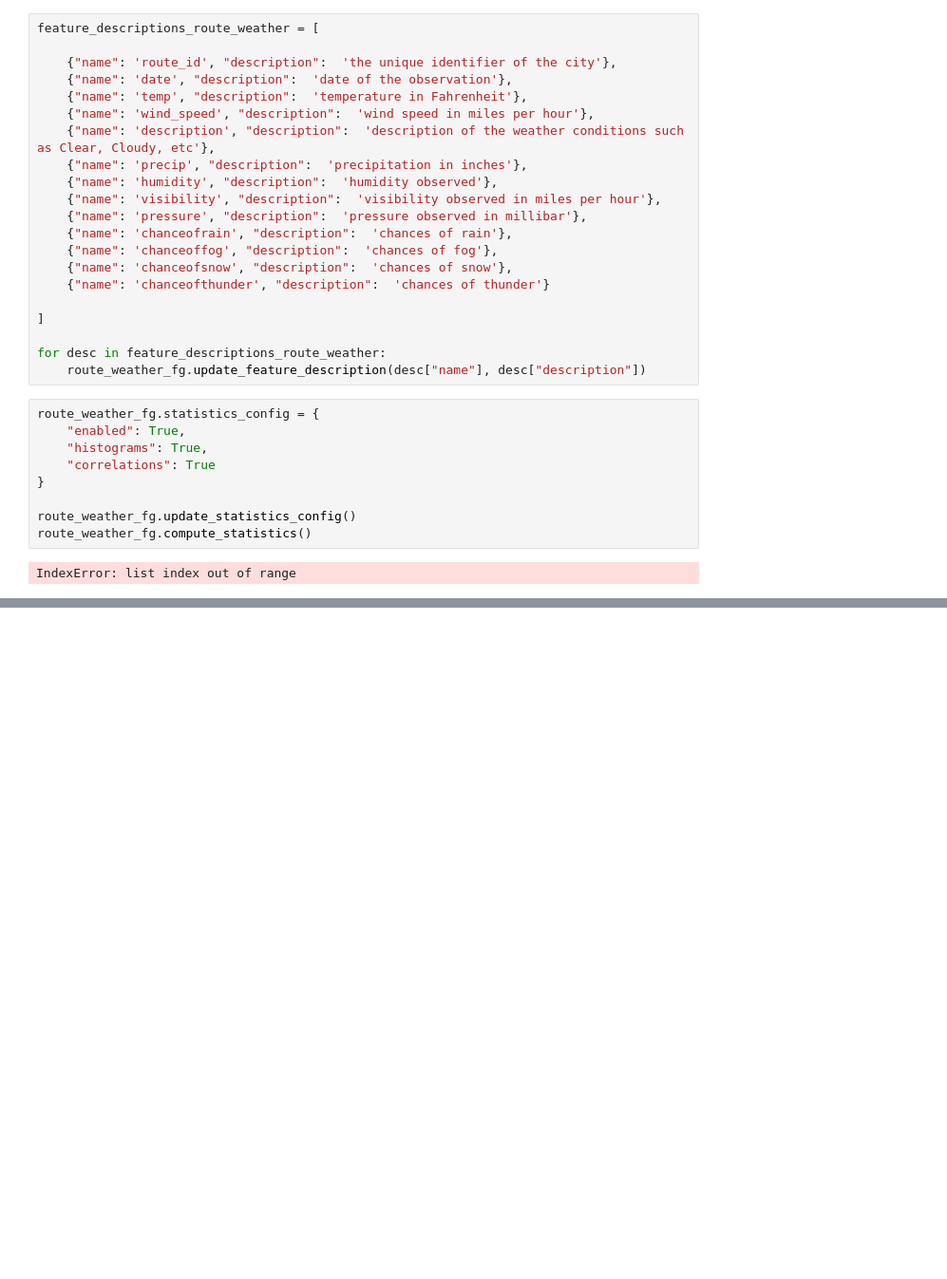
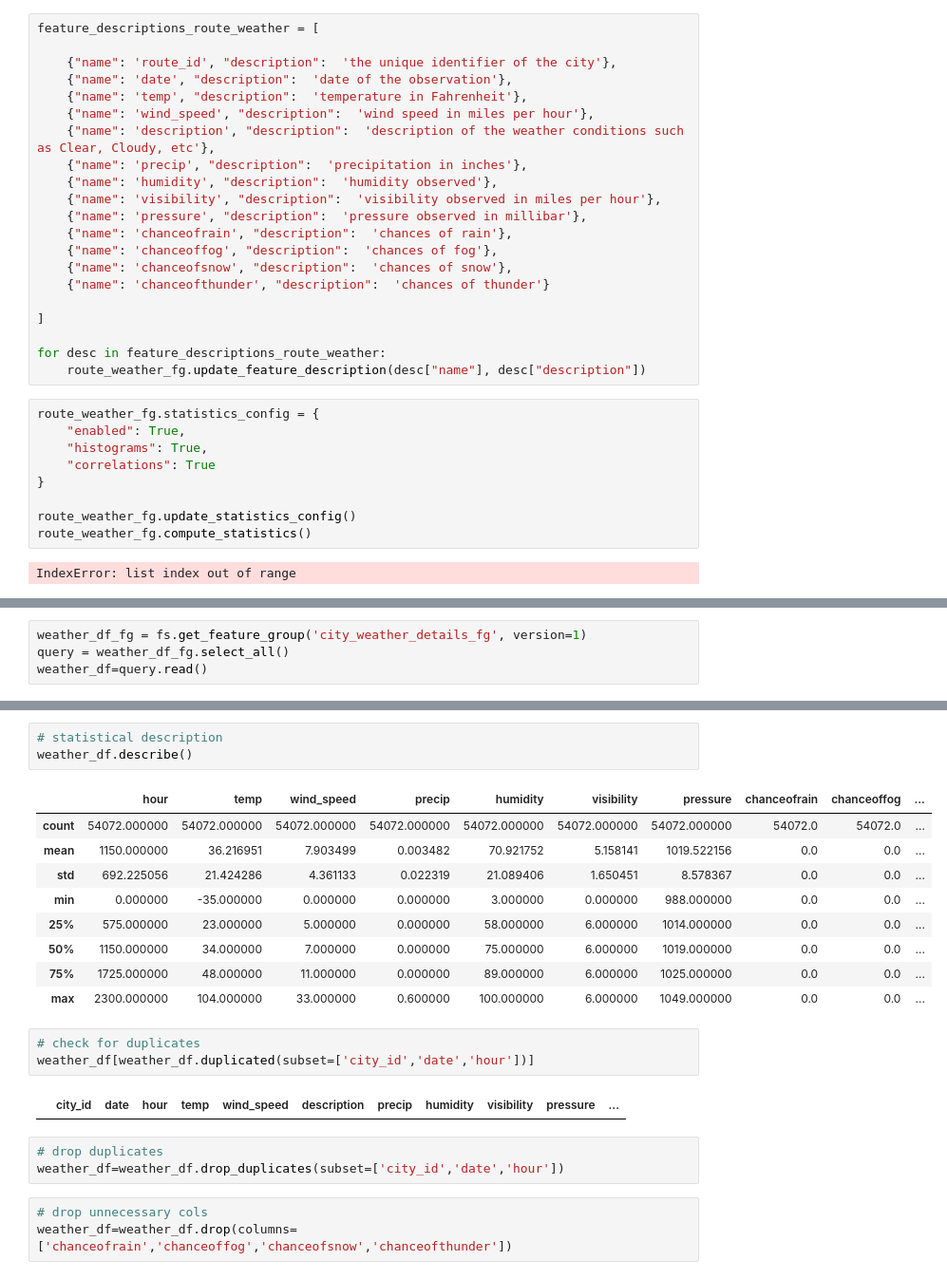
Before and after one commit to harshp777/Predictive-Truck-Delay-Management-in-Logistics, a Jupyter notebook: Data-preprocessing.ipynb, the cells around one changed output, grey strips where cells are left out. Shown: that part at 95% size. Drawn from its saved outputs; the diff is of its cells as text; blank space fills up the shorter version.

```diff
--- a/Data-preprocessing.ipynb
+++ b/Data-preprocessing.ipynb
@@ -1237,0 +1277,4 @@ IndexError: list index out of range
+# %%
+weather_df_fg = fs.get_feature_group('city_weather_details_fg', version=1)
+query = weather_df_fg.select_all()
+weather_df=query.read()
@@ -1237,0 +1404,24 @@ IndexError: list index out of range
+# %%
+# statistical description
+weather_df.describe()
+# %% [output]
+|  | hour | temp | wind_speed | precip | humidity | visibility | pressure | chanceofrain | chanceoffog | ... |
+| count | 54072.000000 | 54072.000000 | 54072.000000 | 54072.000000 | 54072.000000 | 54072.000000 | 54072.000000 | 54072.0 | 54072.0 | ... |
+| mean | 1150.000000 | 36.216951 | 7.903499 | 0.003482 | 70.921752 | 5.158141 | 1019.522156 | 0.0 | 0.0 | ... |
+| std | 692.225056 | 21.424286 | 4.361133 | 0.022319 | 21.089406 | 1.650451 | 8.578367 | 0.0 | 0.0 | ... |
+| min | 0.000000 | -35.000000 | 0.000000 | 0.000000 | 3.000000 | 0.000000 | 988.000000 | 0.0 | 0.0 | ... |
+| 25% | 575.000000 | 23.000000 | 5.000000 | 0.000000 | 58.000000 | 6.000000 | 1014.000000 | 0.0 | 0.0 | ... |
+| 50% | 1150.000000 | 34.000000 | 7.000000 | 0.000000 | 75.000000 | 6.000000 | 1019.000000 | 0.0 | 0.0 | ... |
+| 75% | 1725.000000 | 48.000000 | 11.000000 | 0.000000 | 89.000000 | 6.000000 | 1025.000000 | 0.0 | 0.0 | ... |
+| max | 2300.000000 | 104.000000 | 33.000000 | 0.600000 | 100.000000 | 6.000000 | 1049.000000 | 0.0 | 0.0 | ... |
+# %%
+# check for duplicates
+weather_df[weather_df.duplicated(subset=['city_id','date','hour'])]
+# %% [output]
+|  | city_id | date | hour | temp | wind_speed | description | precip | humidity | visibility | pressure | ... |
+# %%
+# drop duplicates
+weather_df=weather_df.drop_duplicates(subset=['city_id','date','hour'])
+# %%
+# drop unnecessary cols
+weather_df=weather_df.drop(columns=['chanceofrain','chanceoffog','chanceofsnow','chanceofthunder'])
```
Also changed, not shown: parts of 103 cells of this notebook.
